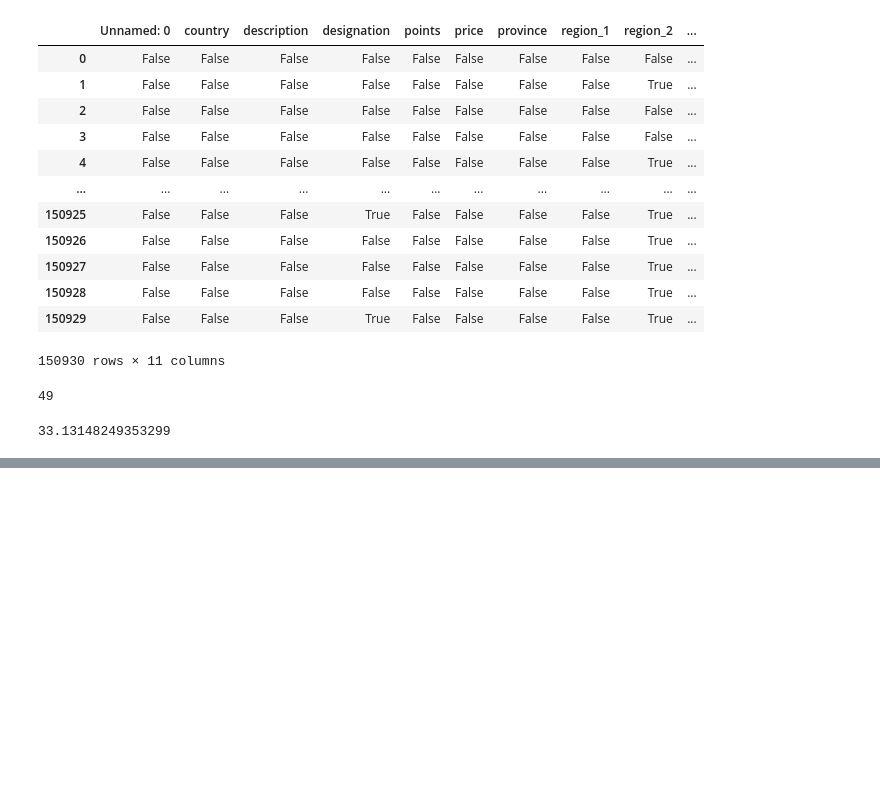
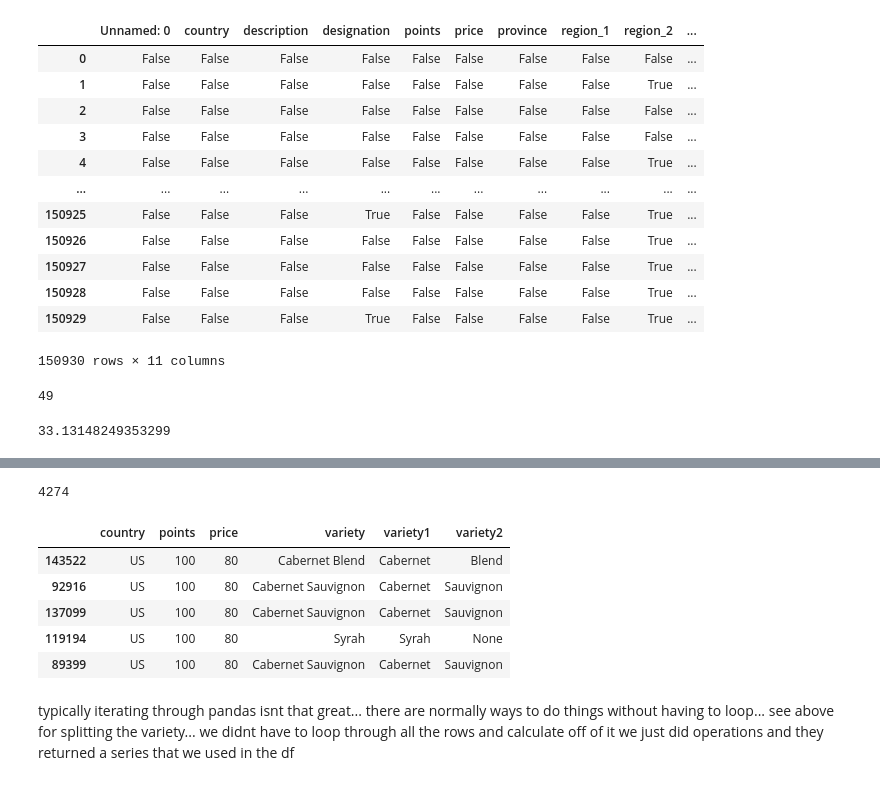
Before and after one commit to CD-JCaro/xmas-practice, a Jupyter notebook: xmas_practice.ipynb, the cells around one changed output, grey strips where cells are left out. Drawn from its saved outputs; the diff is of its cells as text; code cells hidden in the pictures; blank space fills up the shorter version.

```diff
--- a/xmas_practice.ipynb
+++ b/xmas_practice.ipynb
@@ -104,6 +193,25 @@ top_wine.head()
+# %%
+usPriceSort['variety'].value_counts()['Syrah']
+#and this will give us the count of how many Syrah's there are
+# %% [output]
+4274
 # %%
 #how to separate values from one column into two columns
+split = usPriceSort["variety"].str.split(" ", n = 1, expand = True)
+usSplit = usPriceSort
+usSplit['variety1'] = split[0]
+usSplit['variety2'] = split[1]
+usSplit.head()
+# %% [output]
+|  | country | points | price | variety | variety1 | variety2 |
+| 143522 | US | 100 | 80 | Cabernet Blend | Cabernet | Blend |
+| 92916 | US | 100 | 80 | Cabernet Sauvignon | Cabernet | Sauvignon |
+| 137099 | US | 100 | 80 | Cabernet Sauvignon | Cabernet | Sauvignon |
+| 119194 | US | 100 | 80 | Syrah | Syrah | None |
+| 89399 | US | 100 | 80 | Cabernet Sauvignon | Cabernet | Sauvignon |
 # %%
 #do we use if statements in pandas? or just for loops?
+# %% [markdown]
+typically iterating through pandas isnt that great... there are normally ways to do things without having to loop... see above for splitting the variety... we didnt have to loop through all the rows and calculate off of it we just did operations and they returned a series that we used in the df
 # %%
 #how to filter inside a dataframe
```
Also changed, not shown: parts of 11 cells of this notebook.
